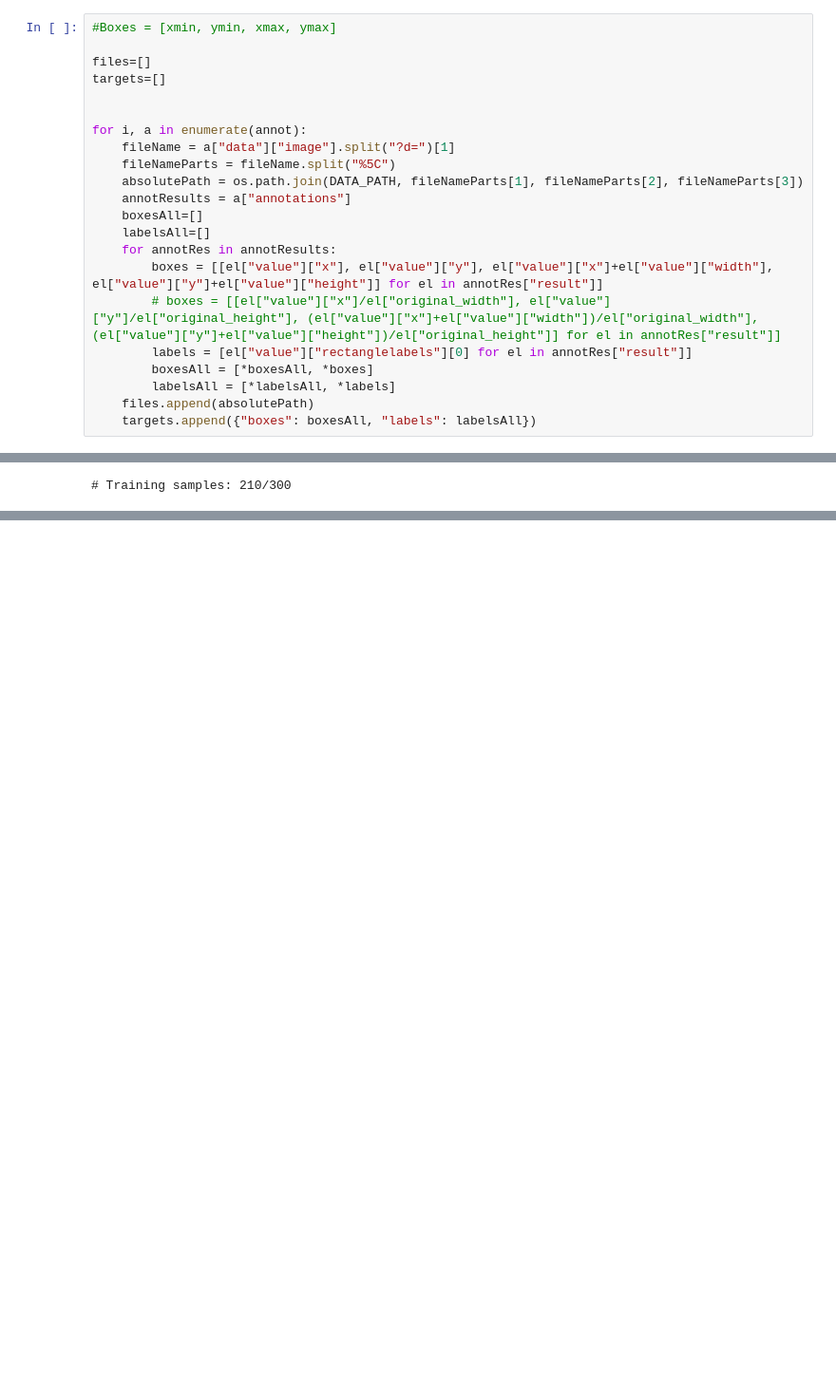
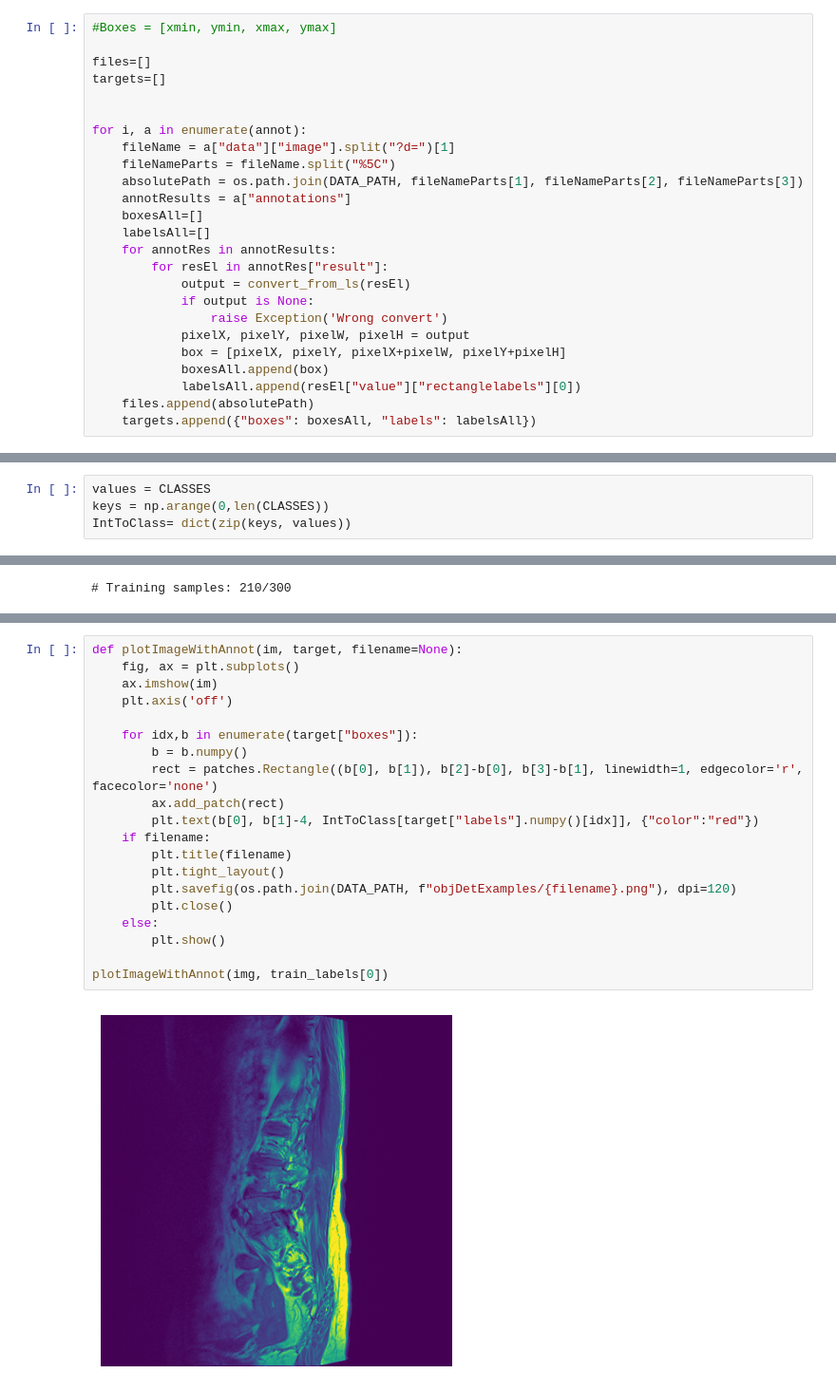
Before and after one commit to m5k5/RSNA2024, a Jupyter notebook: vertebraeDetection.ipynb, the cells around one changed output, grey strips where cells are left out. Shown at 95% size. Cells and saved outputs as stored; diff of their text form; blank space fills up the shorter version.

```diff
--- a/vertebraeDetection.ipynb
+++ b/vertebraeDetection.ipynb
@@ -70,11 +90,14 @@ for i, a in enumerate(annot):
     boxesAll=[]
     labelsAll=[]
     for annotRes in annotResults:
-        boxes = [[el["value"]["x"], el["value"]["y"], el["value"]["x"]+el["value"]["width"], el["value"]["y"]+el["value"]["height"]] for el in annotRes["result"]]
-        # boxes = [[el["value"]["x"]/el["original_width"], el["value"]["y"]/el["original_height"], (el["value"]["x"]+el["value"]["width"])/el["original_width"], (el["value"]["y"]+el["value"]["height"])/el["original_height"]] for el in annotRes["result"]]
-        labels = [el["value"]["rectanglelabels"][0] for el in annotRes["result"]]
-        boxesAll = [*boxesAll, *boxes]
-        labelsAll = [*labelsAll, *labels]
+        for resEl in annotRes["result"]:
+            output = convert_from_ls(resEl)
+            if output is None:
+                raise Exception('Wrong convert')
+            pixelX, pixelY, pixelW, pixelH = output
+            box = [pixelX, pixelY, pixelX+pixelW, pixelY+pixelH]
+            boxesAll.append(box)
+            labelsAll.append(resEl["value"]["rectanglelabels"][0])
     files.append(absolutePath)
     targets.append({"boxes": boxesAll, "labels": labelsAll})
 # %%
@@ -102,6 +127,10 @@ classMapping = dict(zip(keys, values))
 classMapping
 # %% [output]
 {'L1/L2': 0, 'L2/L3': 1, 'L3/L4': 2, 'L4/L5': 3, 'L5/S1': 4}
+# %%
+values = CLASSES
+keys = np.arange(0,len(CLASSES))
+IntToClass= dict(zip(keys, values))
 # %%
 class ObjDetDataset(torch.utils.data.Dataset):
     def __init__(self, data):
@@ -186,0 +215,22 @@ Labels batch: {'boxes': BoundingBoxes([], device='cuda:0', size=(0, 4), format=B
+# %%
+def plotImageWithAnnot(im, target, filename=None):
+    fig, ax = plt.subplots()
+    ax.imshow(im)
+    plt.axis('off')
+
+    for idx,b in enumerate(target["boxes"]):
+        b = b.numpy()
+        rect = patches.Rectangle((b[0], b[1]), b[2]-b[0], b[3]-b[1], linewidth=1, edgecolor='r', facecolor='none')
+        ax.add_patch(rect)
+        plt.text(b[0], b[1]-4, IntToClass[target["labels"].numpy()[idx]], {"color":"red"})
+    if filename:
+        plt.title(filename)
+        plt.tight_layout()
+        plt.savefig(os.path.join(DATA_PATH, f"objDetExamples/{filename}.png"), dpi=120)
+        plt.close()
+    else:
+        plt.show()
+
+plotImageWithAnnot(img, train_labels[0])
+# %% [output]
+[figure, added]
```
Also changed, not shown: parts of 9 cells of this notebook.
